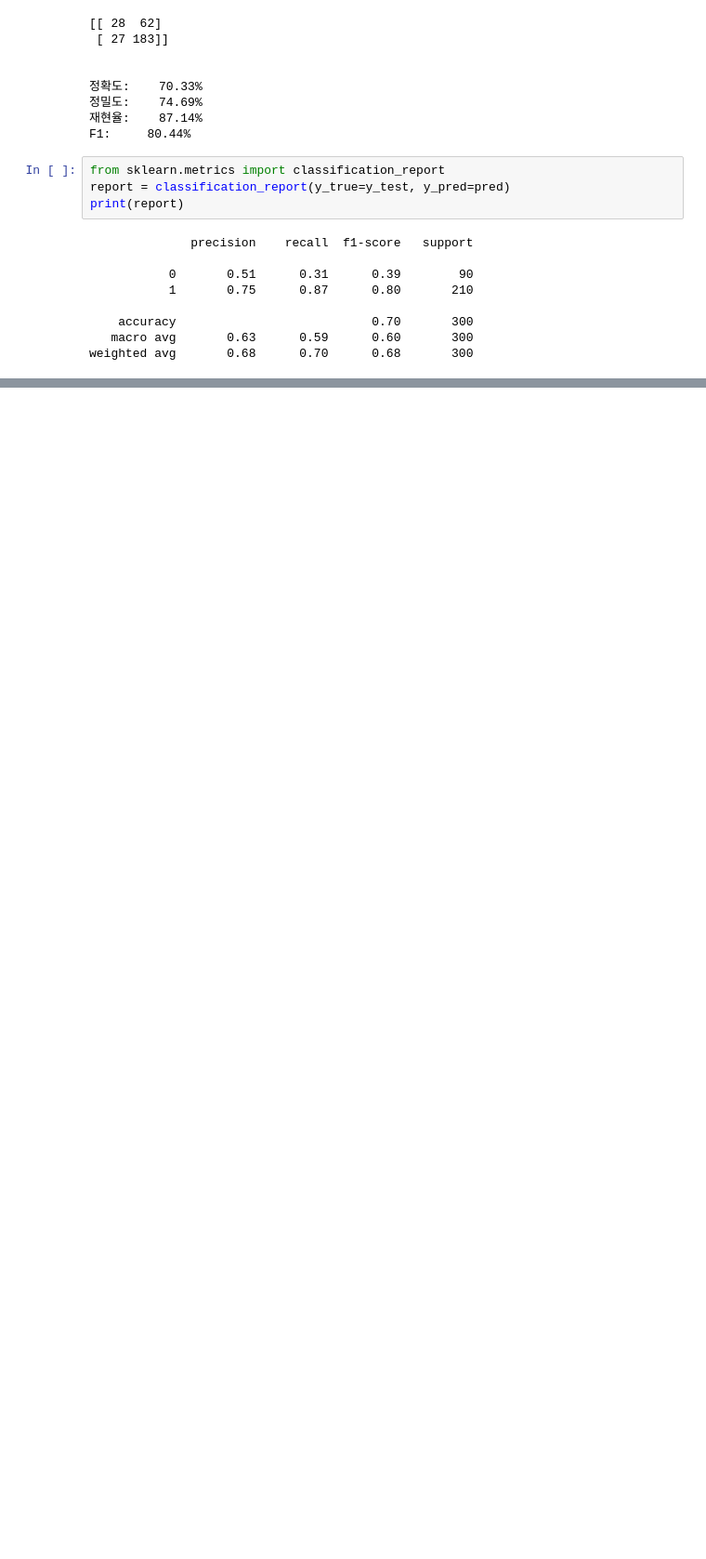
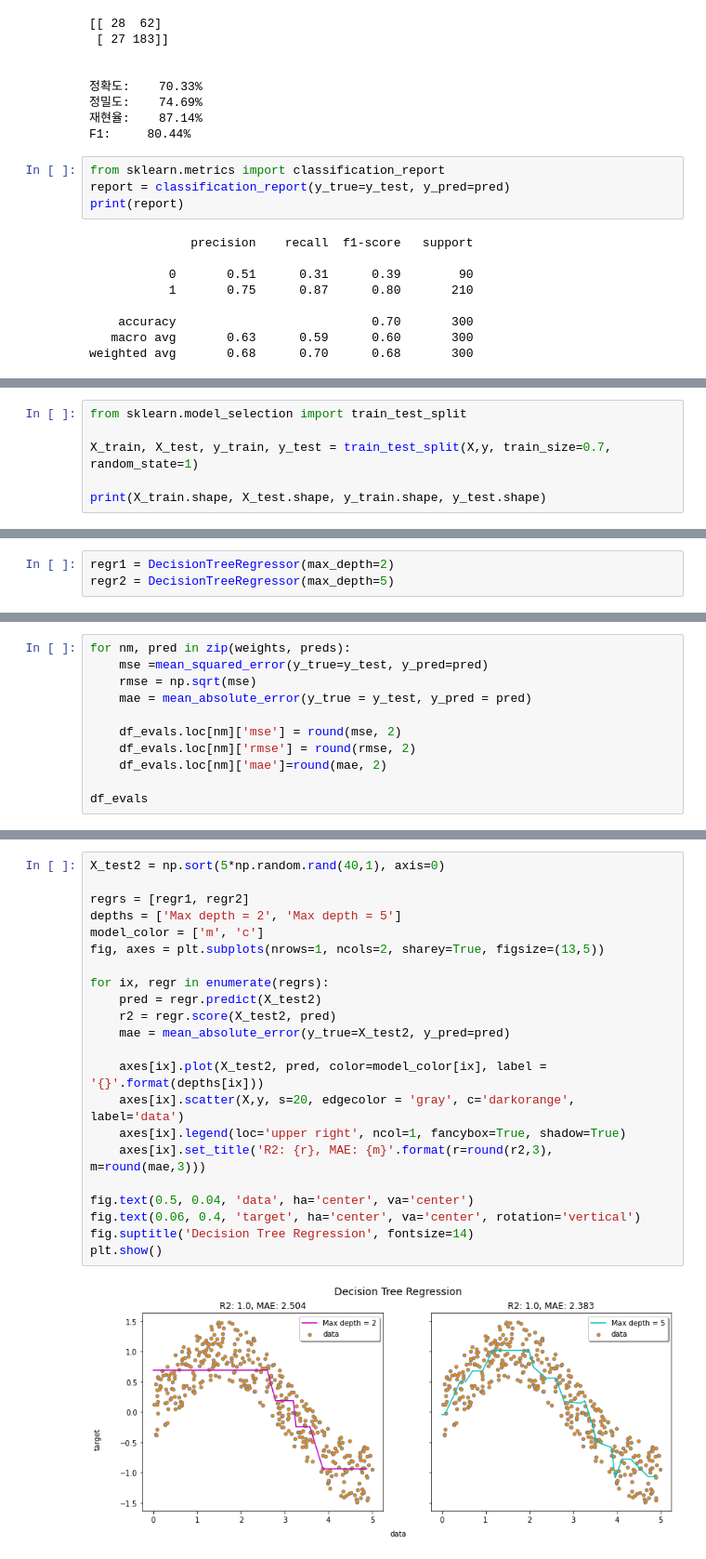
Before and after one commit to djimme/Python_selftraining, a Jupyter notebook: BigData06-07.ipynb, the cells around one changed output, grey strips where cells are left out. Shown: that part at 93% size. Cells and saved outputs as stored; diff of their text form; blank space fills up the shorter version.

```diff
--- a/BigData06-07.ipynb
+++ b/BigData06-07.ipynb
@@ -139,0 +166,6 @@ InvocationException: GraphViz's executables not found
+# %%
+from sklearn.model_selection import train_test_split
+
+X_train, X_test, y_train, y_test = train_test_split(X,y, train_size=0.7, random_state=1)
+
+print(X_train.shape, X_test.shape, y_train.shape, y_test.shape)
@@ -139,0 +174,3 @@ InvocationException: GraphViz's executables not found
+# %%
+regr1 = DecisionTreeRegressor(max_depth=2)
+regr2 = DecisionTreeRegressor(max_depth=5)
@@ -139,0 +195,11 @@ InvocationException: GraphViz's executables not found
+# %%
+for nm, pred in zip(weights, preds):
+    mse =mean_squared_error(y_true=y_test, y_pred=pred)
+    rmse = np.sqrt(mse)
+    mae = mean_absolute_error(y_true = y_test, y_pred = pred)
+
+    df_evals.loc[nm]['mse'] = round(mse, 2)
+    df_evals.loc[nm]['rmse'] = round(rmse, 2)
+    df_evals.loc[nm]['mae']=round(mae, 2)
+
+df_evals
@@ -139,0 +210,24 @@ InvocationException: GraphViz's executables not found
+# %%
+X_test2 = np.sort(5*np.random.rand(40,1), axis=0)
+
+regrs = [regr1, regr2]
+depths = ['Max depth = 2', 'Max depth = 5']
+model_color = ['m', 'c']
+fig, axes = plt.subplots(nrows=1, ncols=2, sharey=True, figsize=(13,5))
+
+for ix, regr in enumerate(regrs):
+    pred = regr.predict(X_test2)
+    r2 = regr.score(X_test2, pred)
+    mae = mean_absolute_error(y_true=X_test2, y_pred=pred)
+
+    axes[ix].plot(X_test2, pred, color=model_color[ix], label = '{}'.format(depths[ix]))
+    axes[ix].scatter(X,y, s=20, edgecolor = 'gray', c='darkorange', label='data')
+    axes[ix].legend(loc='upper right', ncol=1, fancybox=True, shadow=True)
+    axes[ix].set_title('R2: {r}, MAE: {m}'.format(r=round(r2,3), m=round(mae,3)))
+
+fig.text(0.5, 0.04, 'data', ha='center', va='center')
+fig.text(0.06, 0.4, 'target', ha='center', va='center', rotation='vertical')
+fig.suptitle('Decision Tree Regression', fontsize=14)
+plt.show()
+# %% [output]
+[figure, added]
```
Also changed, not shown: parts of 12 cells of this notebook.
